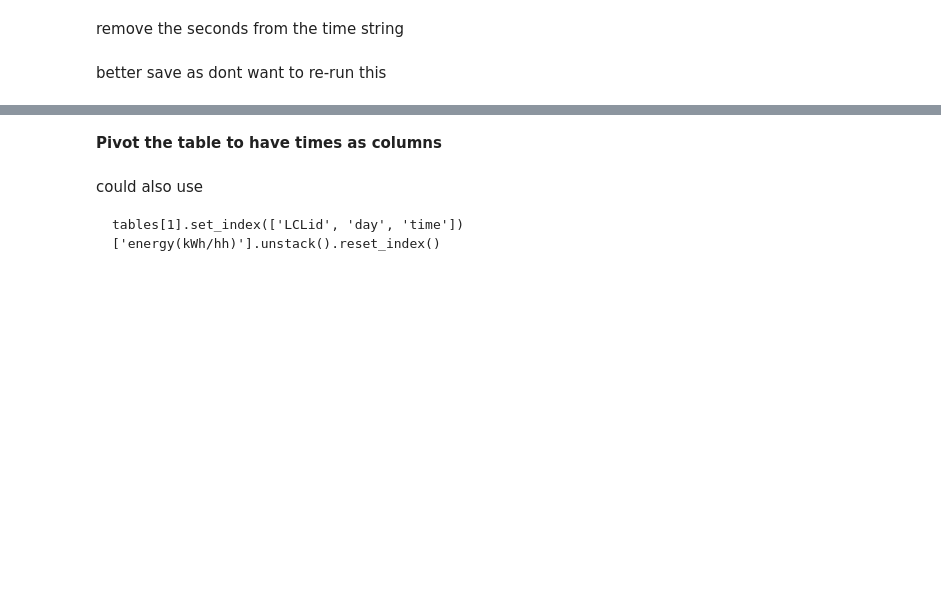
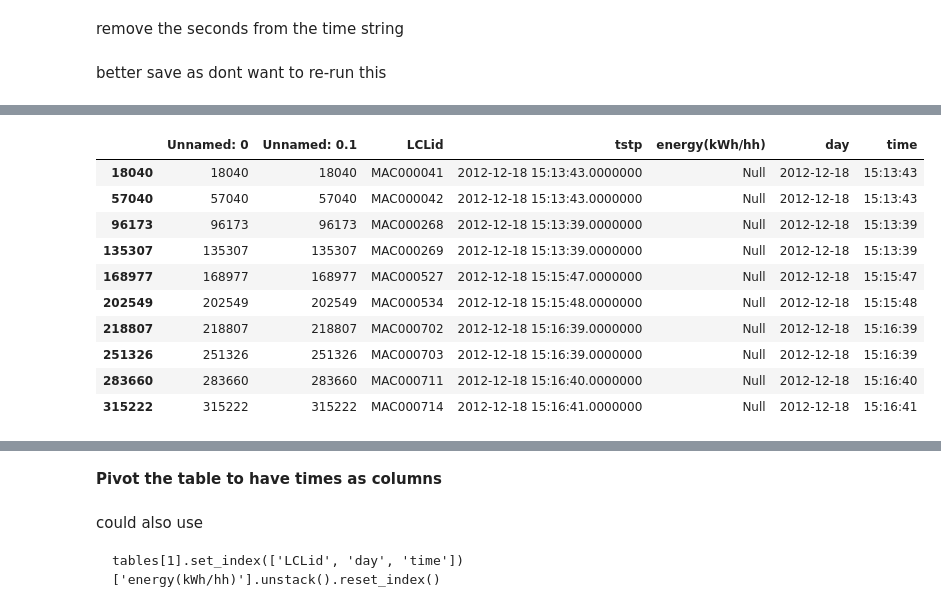
Before and after one commit to sofiary/teamunicornn, a Jupyter notebook: challenge_1/notebooks/data_wrangling.ipynb, the cells around one changed output, grey strips where cells are left out. Drawn from its saved outputs; the diff is of its cells as text; code cells hidden in the pictures; blank space fills up the shorter version.

```diff
--- a/challenge_1/notebooks/data_wrangling.ipynb
+++ b/challenge_1/notebooks/data_wrangling.ipynb
@@ -309,0 +336,2 @@ tables[1].to_csv('../input/merged_data/halfhourly_all_day_time.csv')
+# %%
+hh_vertical = pd.read_csv('../input/merged_data/halfhourly_all_day_time.csv', low_memory=False)
@@ -309,0 +452,19 @@ tables[1].to_csv('../input/merged_data/halfhourly_all_day_time.csv')
+# %%
+#get bad rows
+df_bad = hh_vertical.loc[hh_vertical['time'].isin(bad_times)]
+# %%
+#problem data seems to be not just associated with one LCLid
+#note how energy is Null for these anomalous times
+df_bad.head(10)
+# %% [output]
+|  | Unnamed: 0 | Unnamed: 0.1 | LCLid | tstp | energy(kWh/hh) | day | time |
+| 18040 | 18040 | 18040 | MAC000041 | 2012-12-18 15:13:43.0000000 | Null | 2012-12-18 | 15:13:43 |
+| 57040 | 57040 | 57040 | MAC000042 | 2012-12-18 15:13:43.0000000 | Null | 2012-12-18 | 15:13:43 |
+| 96173 | 96173 | 96173 | MAC000268 | 2012-12-18 15:13:39.0000000 | Null | 2012-12-18 | 15:13:39 |
+| 135307 | 135307 | 135307 | MAC000269 | 2012-12-18 15:13:39.0000000 | Null | 2012-12-18 | 15:13:39 |
+| 168977 | 168977 | 168977 | MAC000527 | 2012-12-18 15:15:47.0000000 | Null | 2012-12-18 | 15:15:47 |
+| 202549 | 202549 | 202549 | MAC000534 | 2012-12-18 15:15:48.0000000 | Null | 2012-12-18 | 15:15:48 |
+| 218807 | 218807 | 218807 | MAC000702 | 2012-12-18 15:16:39.0000000 | Null | 2012-12-18 | 15:16:39 |
+| 251326 | 251326 | 251326 | MAC000703 | 2012-12-18 15:16:39.0000000 | Null | 2012-12-18 | 15:16:39 |
+| 283660 | 283660 | 283660 | MAC000711 | 2012-12-18 15:16:40.0000000 | Null | 2012-12-18 | 15:16:40 |
+| 315222 | 315222 | 315222 | MAC000714 | 2012-12-18 15:16:41.0000000 | Null | 2012-12-18 | 15:16:41 |
```
Also changed, not shown: parts of 124 cells of this notebook, 1 other file.
